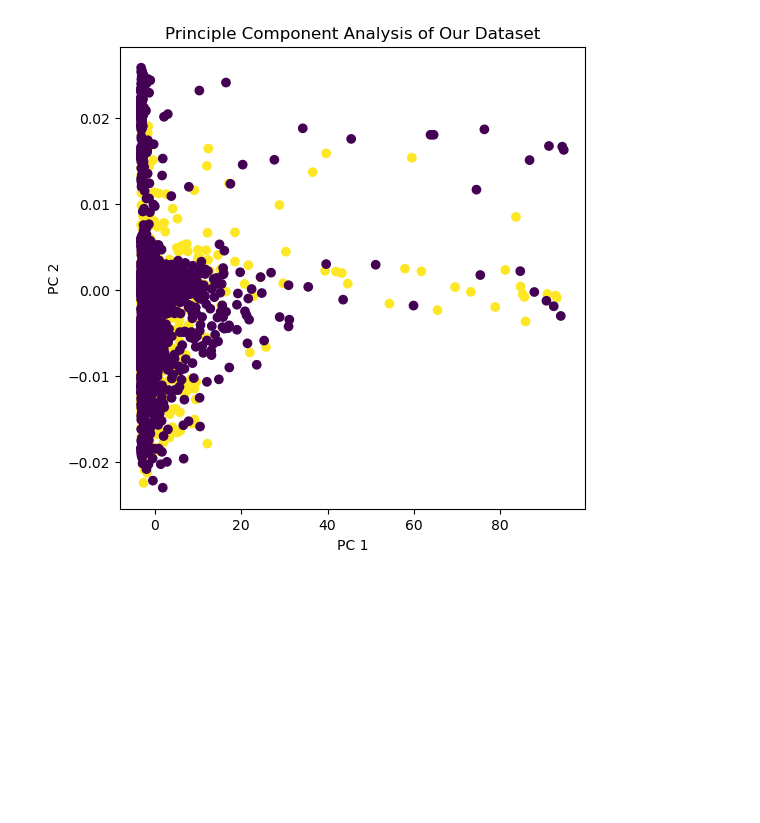
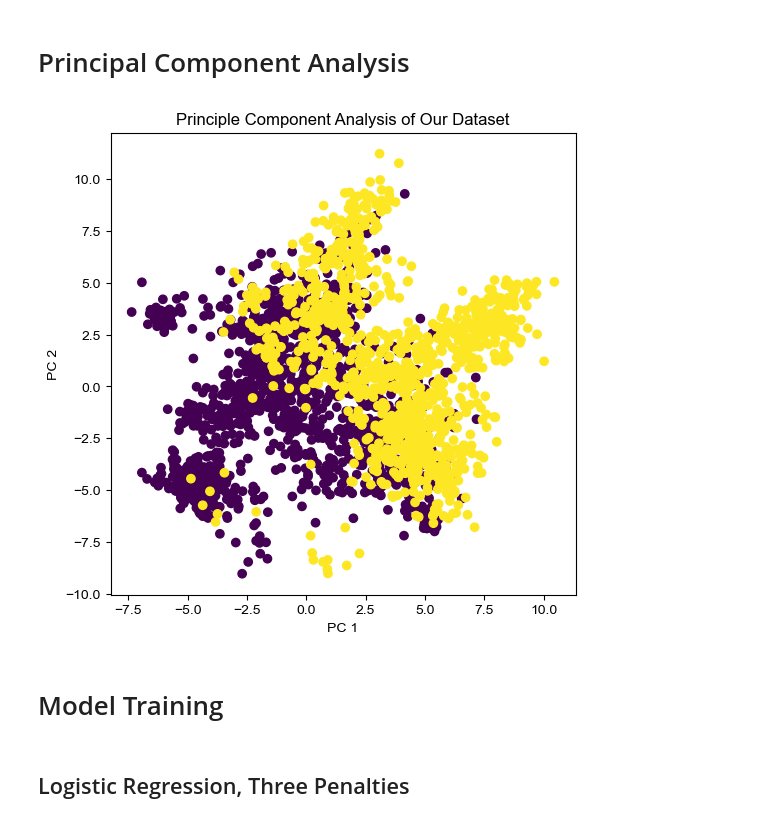
Before and after one commit to ajlukasiewicz/Team_9_MacLearn, a Jupyter notebook: Sarah_Classification.ipynb, the cells around one changed output. Saved outputs shown, nothing was run; the diff lists cells and outputs as text; code cells hidden in the pictures; blank space fills up the shorter version.

```diff
--- a/Sarah_Classification.ipynb
+++ b/Sarah_Classification.ipynb
@@ -71,0 +61,8 @@ X_test = sklearn.preprocessing.maxabs_scale(X_test)
+# %%
+# Scaling data with Standard Scaler, code from Muyoung
+
+features = df.columns[5:]
+scaler = StandardScaler().fit(df[features])
+df_normalized = pd.DataFrame(scaler.transform(df[features]), columns=features)
+df = pd.concat([df.iloc[:, :5], df_normalized], axis=1)
+df.head()
@@ -71,0 +77,11 @@ X_test = sklearn.preprocessing.maxabs_scale(X_test)
+# %%
+# Removing features with zero variance, code from Muyoung
+
+constant_filter = VarianceThreshold(threshold=0)
+constant_filter.fit(df[features])
+features = constant_filter.get_feature_names_out(features)
+
+X = df[features]
+y = df["Classification"]
+
+X_train, X_test, y_train, y_test = train_test_split(X, y, test_size=0.33, stratify=y, random_state=42)
@@ -71,0 +90,18 @@ X_test = sklearn.preprocessing.maxabs_scale(X_test)
+# %%
+# https://towardsdatascience.com/feature-selection-using-logistic-regression-model-efc949569f58
+
+param = {'C': [10**-2,10**-1,10**0,10**1,10**2]}
+
+lr_model = LogisticRegression(penalty='l1', solver='liblinear', max_iter = 1000)
+gs_model = GridSearchCV(estimator=lr_model, param_grid=param)
+gs_model.fit(X, y)
+
+# Train a LR model with best parameters
+model = LogisticRegression(**gs_model.best_params_, penalty='l1', solver='liblinear', max_iter = 1000)
+model.fit(X, y)
+coef = model.coef_[0]
+# %%
+imp_features = pd.Series(X.columns)[list(coef!=0)]
+X_train = X_train[imp_features]
+X_test = X_test[imp_features]
+X = X[imp_features]
@@ -72,33 +127,33 @@ X_test = sklearn.preprocessing.maxabs_scale(X_test)
+# %% [markdown]
+# Principal Component Analysis
 # %%
-# Principal Components Analysis
-
 pca = decomposition.PCA(n_components=2)
 
-pca_result = pca.fit_transform(df_all)
+pca_result = pca.fit_transform(X)
 
 # Making labels for plotting the graph
 
-labels = y_all.ravel()
+labels = y.ravel()
 
 for idx, val in enumerate(labels):
     if val == "NPA":
         labels[idx] = 0
     elif val == "PA":
         labels[idx] = 1
     else:
         print("Error!")
 
 x = pca_result[:,0]
 y = pca_result[:,1]
 plt.figure(figsize=(6, 6))
 plt.scatter(x,y, c = labels)
 
 pca_result = pd.DataFrame(pca_result)
 
 plt.xlabel("PC 1")
 plt.ylabel("PC 2")
 plt.title("Principle Component Analysis of Our Dataset")
-plt.savefig("PCA_All_RAPs.svg")
+plt.savefig("PCA_SDS_Final_Project.svg")
 plt.show()
 # %% [output]
-[figure, old version]
+[figure, new version]
@@ -105 +163,5 @@ plt.show()
+# %% [markdown]
+# Model Training
+# %% [markdown]
+## Logistic Regression, Three Penalties
 # %%
```
Also changed, not shown: parts of 50 cells of this notebook.
